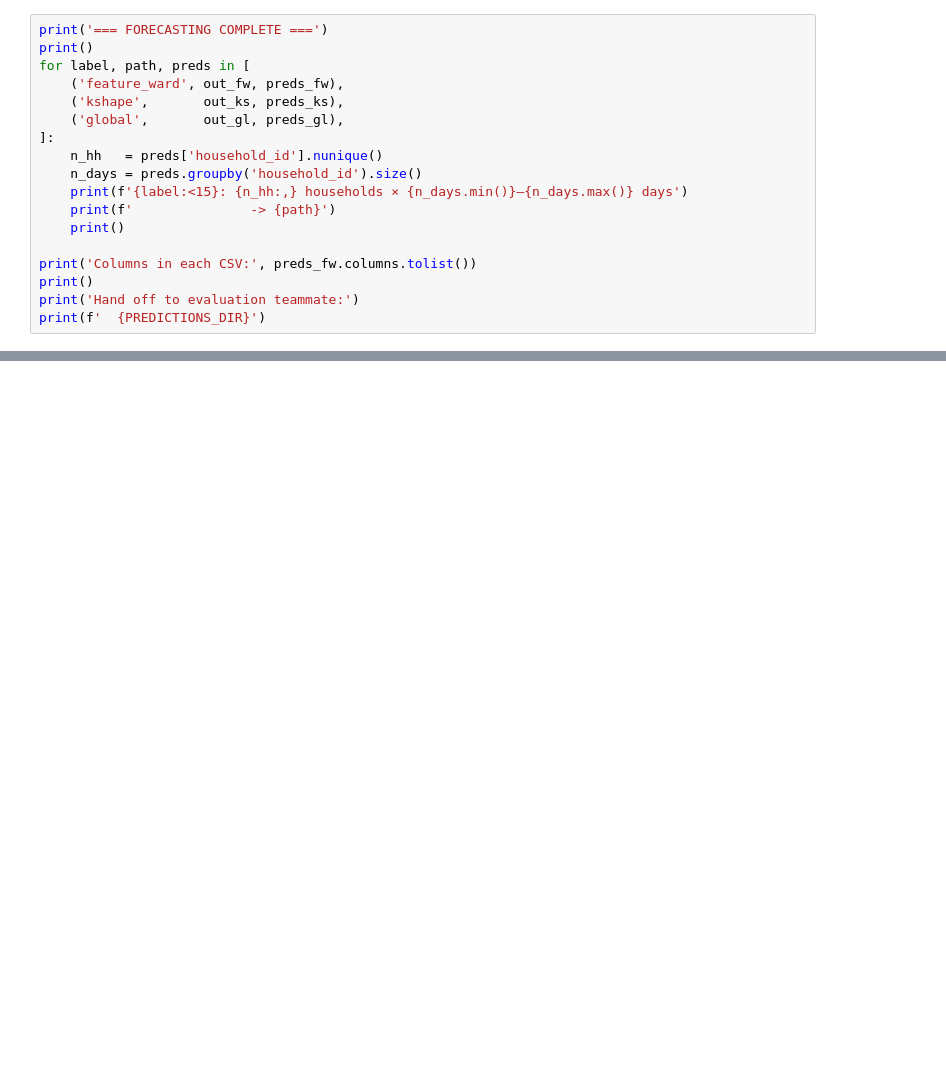
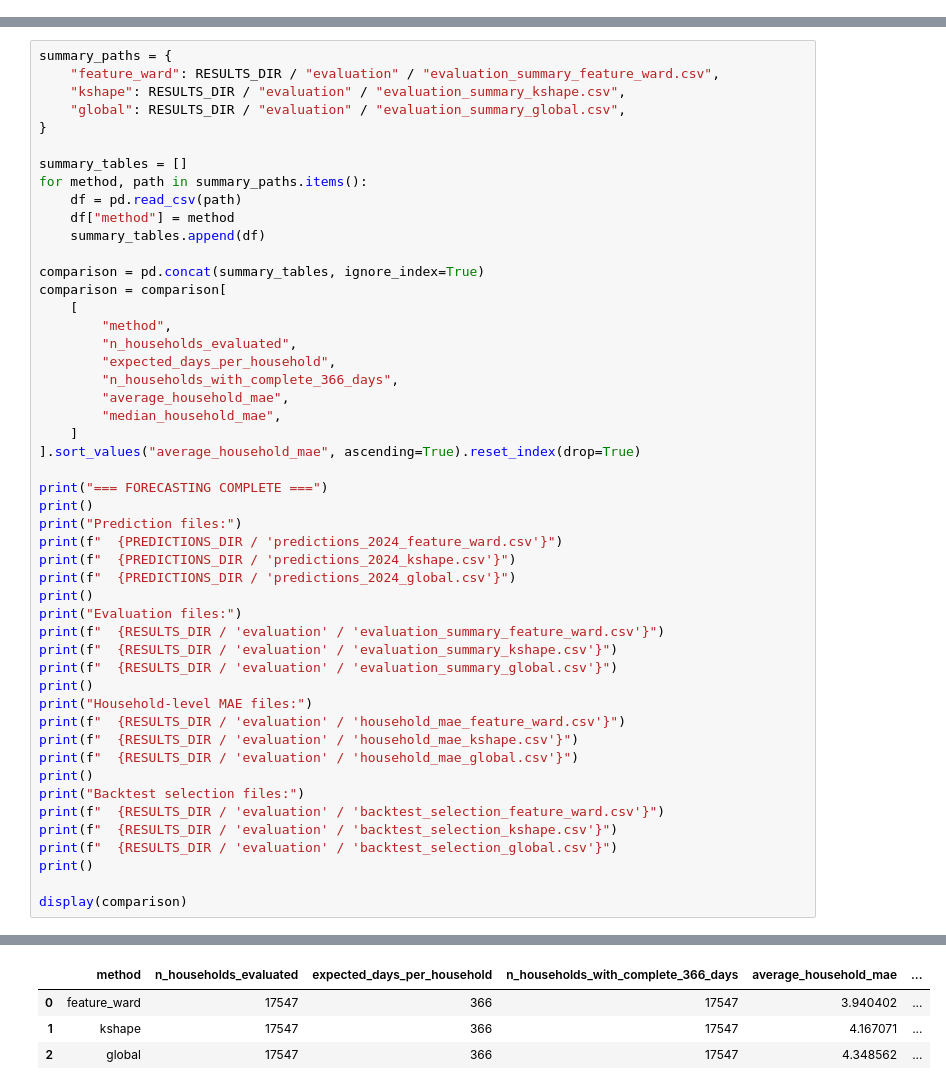
Before and after one commit to hemalii3/rdkd, a Jupyter notebook: notebooks/04_Forecasting.ipynb, the cells around one changed output, grey strips where cells are left out. Cells and saved outputs as stored; diff of their text form; blank space fills up the shorter version.

```diff
--- a/notebooks/04_Forecasting.ipynb
+++ b/notebooks/04_Forecasting.ipynb
@@ -344,18 +258,0 @@ Wall time: 4min 44s
-# %%
-print('=== FORECASTING COMPLETE ===')
-print()
-for label, path, preds in [
-    ('feature_ward', out_fw, preds_fw),
-    ('kshape',       out_ks, preds_ks),
-    ('global',       out_gl, preds_gl),
-]:
-    n_hh   = preds['household_id'].nunique()
-    n_days = preds.groupby('household_id').size()
-    print(f'{label:<15}: {n_hh:,} households × {n_days.min()}–{n_days.max()} days')
-    print(f'               -> {path}')
-    print()
-
-print('Columns in each CSV:', preds_fw.columns.tolist())
-print()
-print('Hand off to evaluation teammate:')
-print(f'  {PREDICTIONS_DIR}')
@@ -377,0 +259,50 @@ Hand off to evaluation teammate:
+# %%
+summary_paths = {
+    "feature_ward": RESULTS_DIR / "evaluation" / "evaluation_summary_feature_ward.csv",
+    "kshape": RESULTS_DIR / "evaluation" / "evaluation_summary_kshape.csv",
+    "global": RESULTS_DIR / "evaluation" / "evaluation_summary_global.csv",
+}
+
+summary_tables = []
+for method, path in summary_paths.items():
+    df = pd.read_csv(path)
+    df["method"] = method
+    summary_tables.append(df)
+
+comparison = pd.concat(summary_tables, ignore_index=True)
+comparison = comparison[
+    [
+        "method",
+        "n_households_evaluated",
+        "expected_days_per_household",
+        "n_households_with_complete_366_days",
+        "average_household_mae",
+        "median_household_mae",
+    ]
+].sort_values("average_household_mae", ascending=True).reset_index(drop=True)
+
+print("=== FORECASTING COMPLETE ===")
+print()
+print("Prediction files:")
+print(f"  {PREDICTIONS_DIR / 'predictions_2024_feature_ward.csv'}")
+print(f"  {PREDICTIONS_DIR / 'predictions_2024_kshape.csv'}")
+print(f"  {PREDICTIONS_DIR / 'predictions_2024_global.csv'}")
+print()
+print("Evaluation files:")
+print(f"  {RESULTS_DIR / 'evaluation' / 'evaluation_summary_feature_ward.csv'}")
+print(f"  {RESULTS_DIR / 'evaluation' / 'evaluation_summary_kshape.csv'}")
+print(f"  {RESULTS_DIR / 'evaluation' / 'evaluation_summary_global.csv'}")
+print()
+print("Household-level MAE files:")
+print(f"  {RESULTS_DIR / 'evaluation' / 'household_mae_feature_ward.csv'}")
+print(f"  {RESULTS_DIR / 'evaluation' / 'household_mae_kshape.csv'}")
+print(f"  {RESULTS_DIR / 'evaluation' / 'household_mae_global.csv'}")
+print()
+print("Backtest selection files:")
+print(f"  {RESULTS_DIR / 'evaluation' / 'backtest_selection_feature_ward.csv'}")
+print(f"  {RESULTS_DIR / 'evaluation' / 'backtest_selection_kshape.csv'}")
+print(f"  {RESULTS_DIR / 'evaluation' / 'backtest_selection_global.csv'}")
+print()
+
+display(comparison)
+# %% [output]
@@ -377,0 +326,4 @@ Hand off to evaluation teammate:
+|  | method | n_households_evaluated | expected_days_per_household | n_households_with_complete_366_days | average_household_mae | ... |
+| 0 | feature_ward | 17547 | 366 | 17547 | 3.940402 | ... |
+| 1 | kshape | 17547 | 366 | 17547 | 4.167071 | ... |
+| 2 | global | 17547 | 366 | 17547 | 4.348562 | ... |
```
Also changed, not shown: parts of 30 cells of this notebook, 42 other files.
